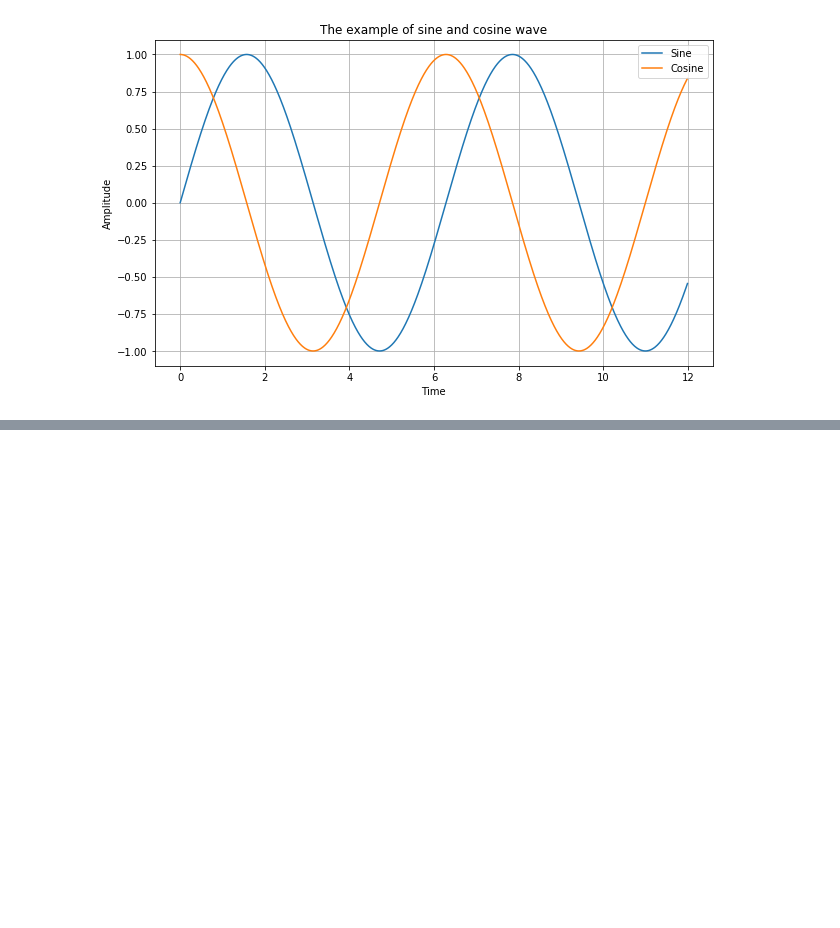
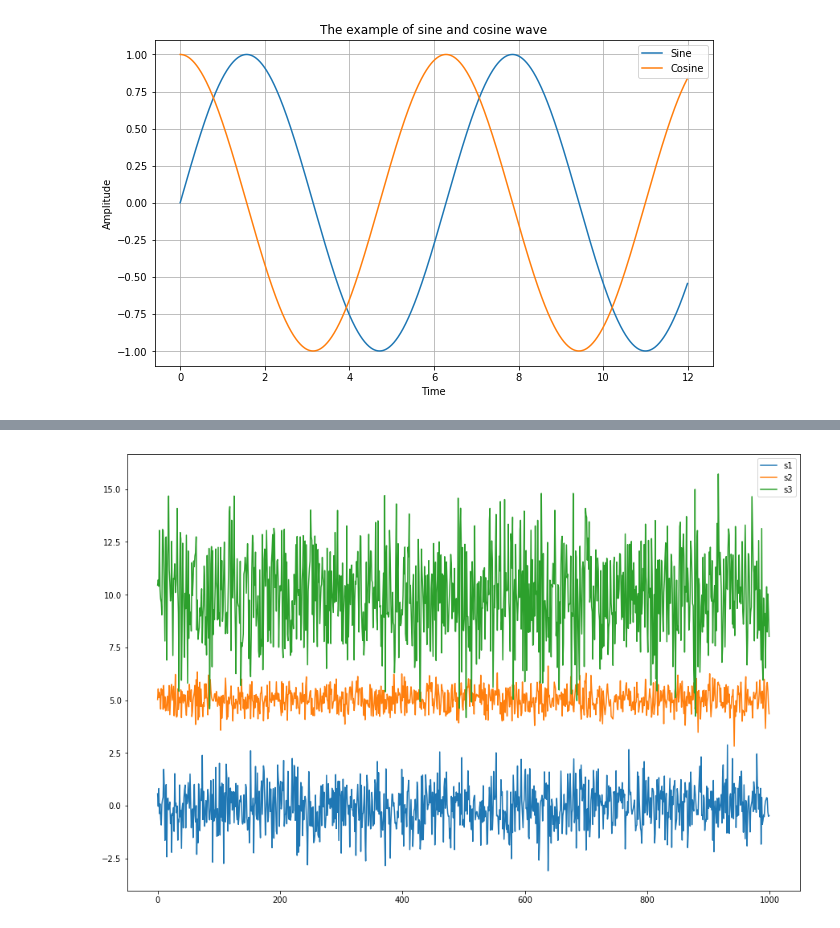
Before and after one commit to Plentir/Python_sync, a Jupyter notebook: 파이썬 머슬캠프/DataFile/source_code/1일차_강의_Excel.ipynb, the cells around one changed output, grey strips where cells are left out. Saved outputs shown, nothing was run; the diff lists cells and outputs as text; code cells hidden in the pictures; blank space fills up the shorter version.

```diff
--- a/파이썬 머슬캠프/DataFile/source_code/1일차_강의_Excel.ipynb
+++ b/파이썬 머슬캠프/DataFile/source_code/1일차_강의_Excel.ipynb
@@ -187,13 +323,15 @@ s3 = np.random.normal(loc = 10, scale = 2, size = 1000)
 # %%
 plt.figure(figsize = (15, 10))
 
-plt.plot(s1, lable = "s1")
-plt.plot(s2, lable = "s2")
-plt.plot(s3, lable = "s3")
+plt.plot(s1, label = "s1")
+plt.plot(s2, label = "s2")
+plt.plot(s3, label = "s3")
 
 plt.legend()
 
 plt.show()
+# %% [output]
+[figure, added]
 # %%
 plt.figure(figsize = (15, 10))
 
```
Also changed, not shown: parts of 36 cells of this notebook, 11 other files.
